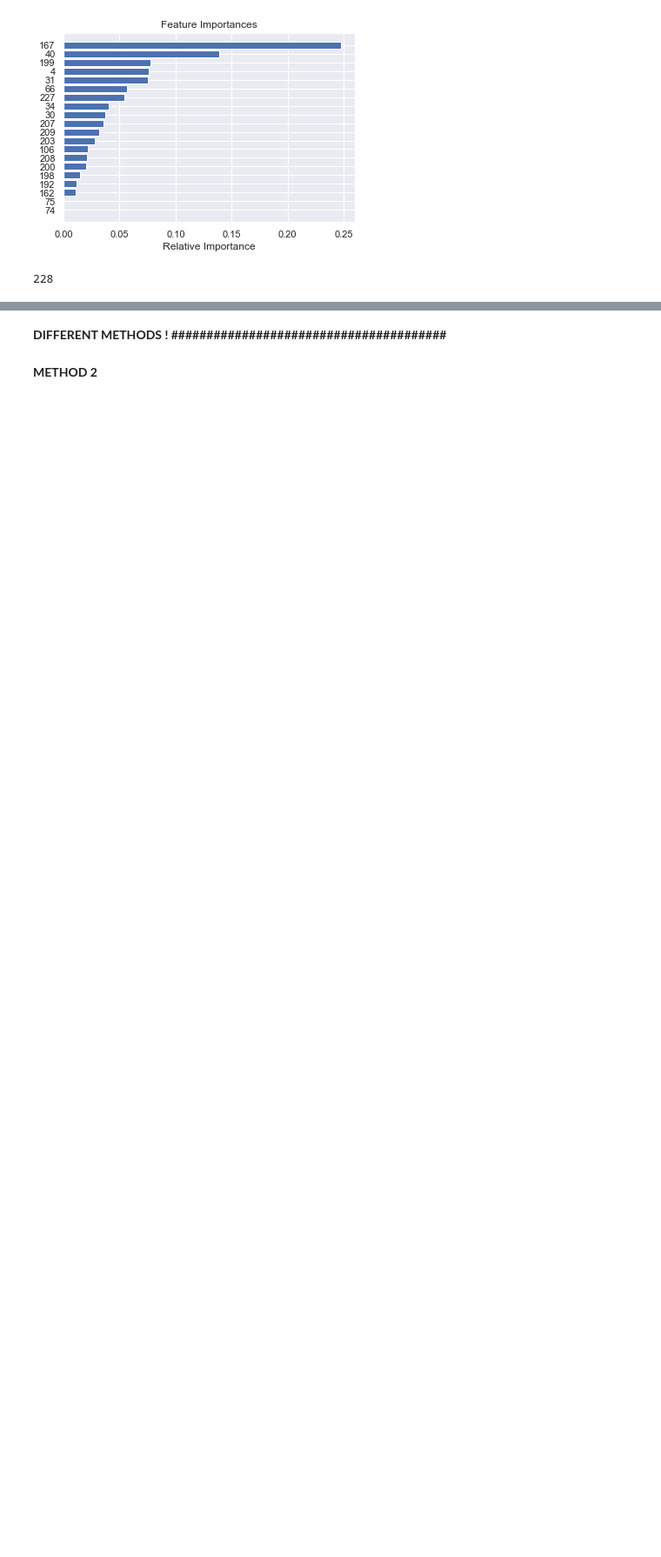
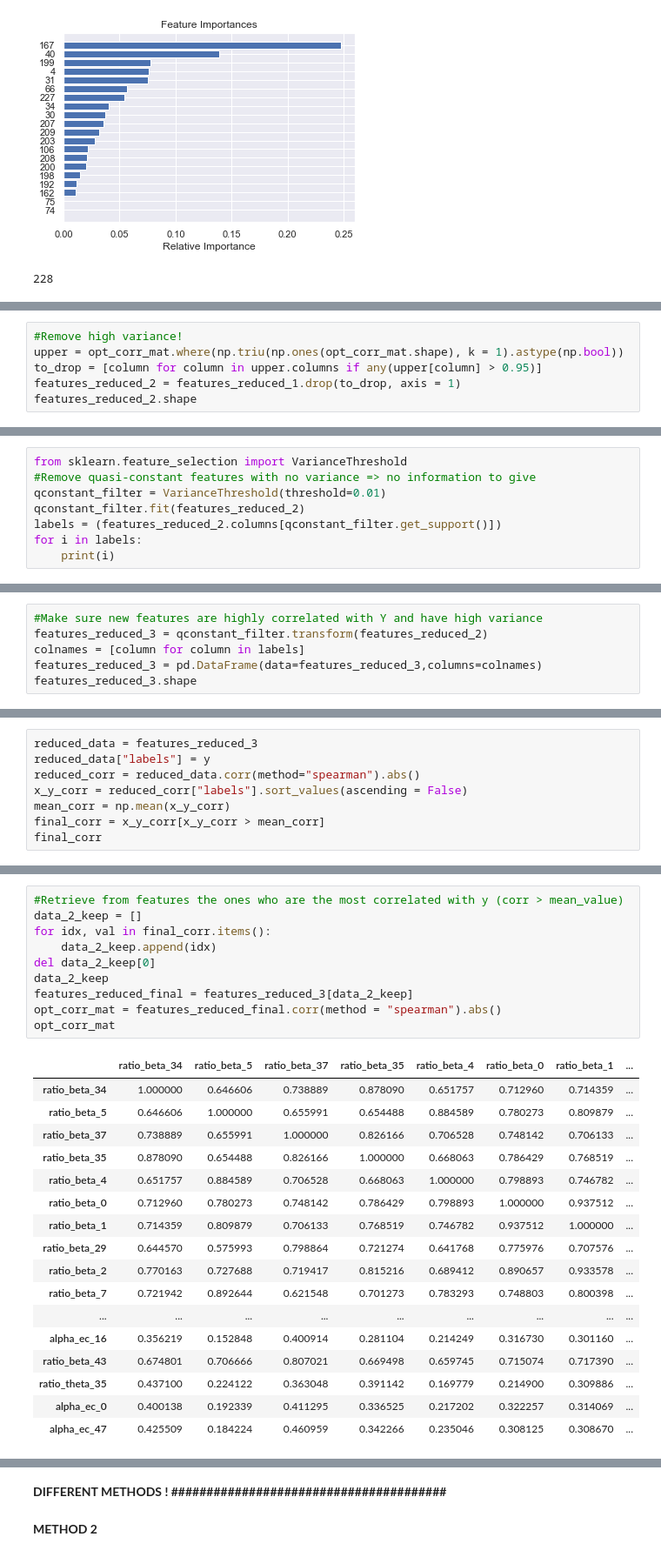
Before and after one commit to OmarJabri7/EEG_Feature_Engineering, a Jupyter notebook: feature_engineering_case1.ipynb, the cells around one changed output, grey strips where cells are left out. Shown at 87% size. Drawn from its saved outputs; the diff is of its cells as text; blank space fills up the shorter version.

```diff
--- a/feature_engineering_case1.ipynb
+++ b/feature_engineering_case1.ipynb
@@ -256,0 +317,6 @@ X_anova.shape
+# %%
+#Remove high variance!
+upper = opt_corr_mat.where(np.triu(np.ones(opt_corr_mat.shape), k = 1).astype(np.bool))
+to_drop = [column for column in upper.columns if any(upper[column] > 0.95)]
+features_reduced_2 = features_reduced_1.drop(to_drop, axis = 1)
+features_reduced_2.shape
@@ -256,0 +325,8 @@ X_anova.shape
+# %%
+from sklearn.feature_selection import VarianceThreshold
+#Remove quasi-constant features with no variance => no information to give
+qconstant_filter = VarianceThreshold(threshold=0.01)
+qconstant_filter.fit(features_reduced_2)
+labels = (features_reduced_2.columns[qconstant_filter.get_support()])
+for i in labels:
+    print(i)
@@ -256,0 +351,6 @@ X_anova.shape
+# %%
+#Make sure new features are highly correlated with Y and have high variance
+features_reduced_3 = qconstant_filter.transform(features_reduced_2)
+colnames = [column for column in labels]
+features_reduced_3 = pd.DataFrame(data=features_reduced_3,columns=colnames)
+features_reduced_3.shape
@@ -256,0 +359,8 @@ X_anova.shape
+# %%
+reduced_data = features_reduced_3
+reduced_data["labels"] = y
+reduced_corr = reduced_data.corr(method="spearman").abs()
+x_y_corr = reduced_corr["labels"].sort_values(ascending = False)
+mean_corr = np.mean(x_y_corr)
+final_corr = x_y_corr[x_y_corr > mean_corr]
+final_corr
@@ -256,0 +385,28 @@ X_anova.shape
+# %%
+#Retrieve from features the ones who are the most correlated with y (corr > mean_value)
+data_2_keep = []
+for idx, val in final_corr.items():
+    data_2_keep.append(idx)
+del data_2_keep[0]
+data_2_keep
+features_reduced_final = features_reduced_3[data_2_keep]
+opt_corr_mat = features_reduced_final.corr(method = "spearman").abs()
+opt_corr_mat
+# %% [output]
+|  | ratio_beta_34 | ratio_beta_5 | ratio_beta_37 | ratio_beta_35 | ratio_beta_4 | ratio_beta_0 | ratio_beta_1 | ... |
+| ratio_beta_34 | 1.000000 | 0.646606 | 0.738889 | 0.878090 | 0.651757 | 0.712960 | 0.714359 | ... |
+| ratio_beta_5 | 0.646606 | 1.000000 | 0.655991 | 0.654488 | 0.884589 | 0.780273 | 0.809879 | ... |
+| ratio_beta_37 | 0.738889 | 0.655991 | 1.000000 | 0.826166 | 0.706528 | 0.748142 | 0.706133 | ... |
+| ratio_beta_35 | 0.878090 | 0.654488 | 0.826166 | 1.000000 | 0.668063 | 0.786429 | 0.768519 | ... |
+| ratio_beta_4 | 0.651757 | 0.884589 | 0.706528 | 0.668063 | 1.000000 | 0.798893 | 0.746782 | ... |
+| ratio_beta_0 | 0.712960 | 0.780273 | 0.748142 | 0.786429 | 0.798893 | 1.000000 | 0.937512 | ... |
+| ratio_beta_1 | 0.714359 | 0.809879 | 0.706133 | 0.768519 | 0.746782 | 0.937512 | 1.000000 | ... |
+| ratio_beta_29 | 0.644570 | 0.575993 | 0.798864 | 0.721274 | 0.641768 | 0.775976 | 0.707576 | ... |
+| ratio_beta_2 | 0.770163 | 0.727688 | 0.719417 | 0.815216 | 0.689412 | 0.890657 | 0.933578 | ... |
+| ratio_beta_7 | 0.721942 | 0.892644 | 0.621548 | 0.701273 | 0.783293 | 0.748803 | 0.800398 | ... |
+| ... | ... | ... | ... | ... | ... | ... | ... | ... |
+| alpha_ec_16 | 0.356219 | 0.152848 | 0.400914 | 0.281104 | 0.214249 | 0.316730 | 0.301160 | ... |
+| ratio_beta_43 | 0.674801 | 0.706666 | 0.807021 | 0.669498 | 0.659745 | 0.715074 | 0.717390 | ... |
+| ratio_theta_35 | 0.437100 | 0.224122 | 0.363048 | 0.391142 | 0.169779 | 0.214900 | 0.309886 | ... |
+| alpha_ec_0 | 0.400138 | 0.192339 | 0.411295 | 0.336525 | 0.217202 | 0.322257 | 0.314069 | ... |
+| alpha_ec_47 | 0.425509 | 0.184224 | 0.460959 | 0.342266 | 0.235046 | 0.308125 | 0.308670 | ... |
```
Also changed, not shown: parts of 38 cells of this notebook.
